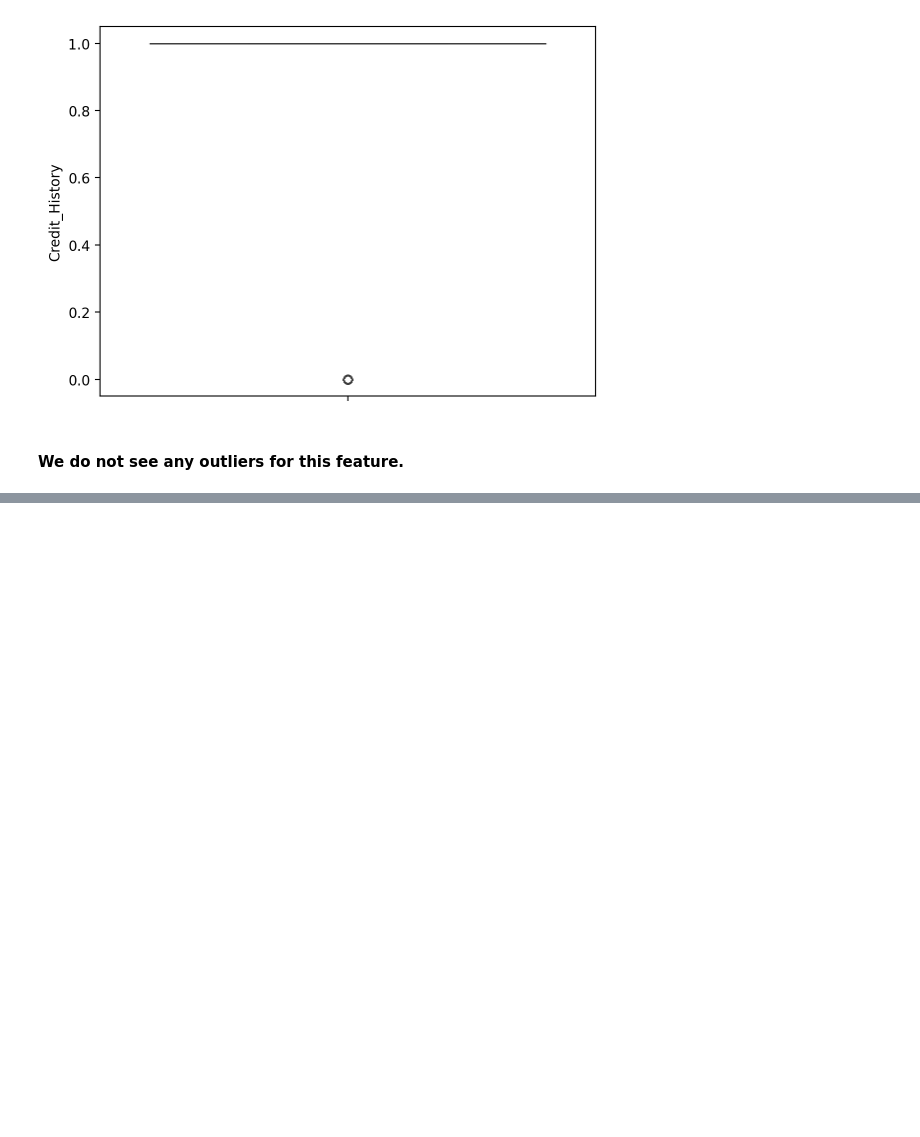
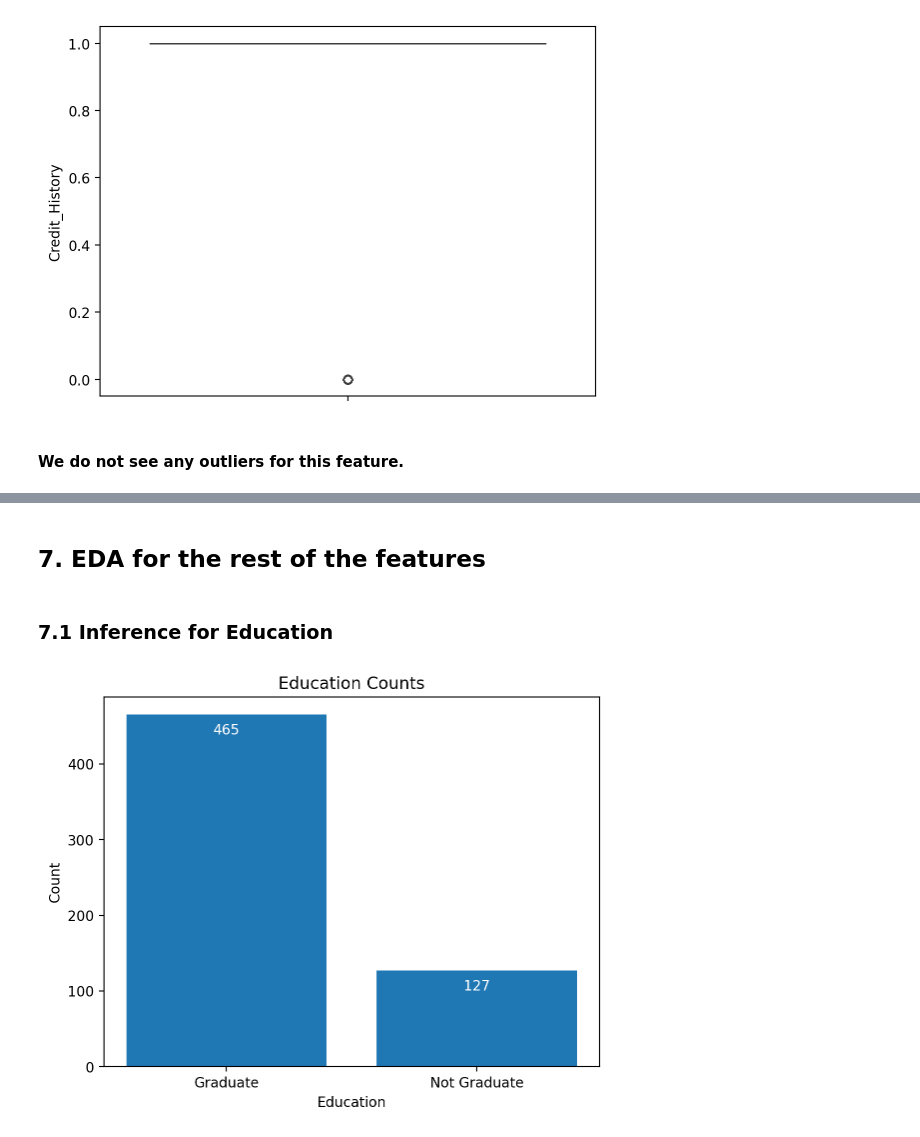
Before and after one commit to ananddiv/loan_app, a Jupyter notebook: notebooks/__marimo__/00_Initial_EDA.ipynb, the cells around one changed output, grey strips where cells are left out. Drawn from its saved outputs; the diff is of its cells as text; code cells hidden in the pictures; blank space fills up the shorter version.

```diff
--- a/notebooks/__marimo__/00_Initial_EDA.ipynb
+++ b/notebooks/__marimo__/00_Initial_EDA.ipynb
@@ -610,0 +628,25 @@ spark.stop()
+# %% [markdown]
+## 7. EDA for the rest of the features
+# %% [markdown]
+### 7.1 Inference for Education
+# %%
+df_ed_summ = df_cleaned.Education.value_counts().reset_index()
+bars_ed = plt.bar(df_ed_summ['Education'], df_ed_summ['count'])
+
+# --- Adding Labels (Annotations) to each bar ---
+for bar_ed in bars_ed:
+    height_ed = bar_ed.get_height()
+    # Add the text label above the bar, slightly offset from the top edge
+    plt.text(
+        bar_ed.get_x() + bar_ed.get_width() / 2, # X position (center of the bar)
+        height_ed - 30,                       # Y position (slightly above the bar height)
+        f'{int(height_ed)}',                  # The text to display (the count)
+        ha='center',                       # Horizontal alignment: center
+        va='bottom',color = 'white' )       # Vertical alignment: bottom
+
+plt.title('Education Counts')
+plt.xlabel('Education')
+plt.ylabel('Count')
+plt.show()
+# %% [output]
+[figure, added]
```
Also changed, not shown: parts of 30 cells of this notebook, 11 other files.
